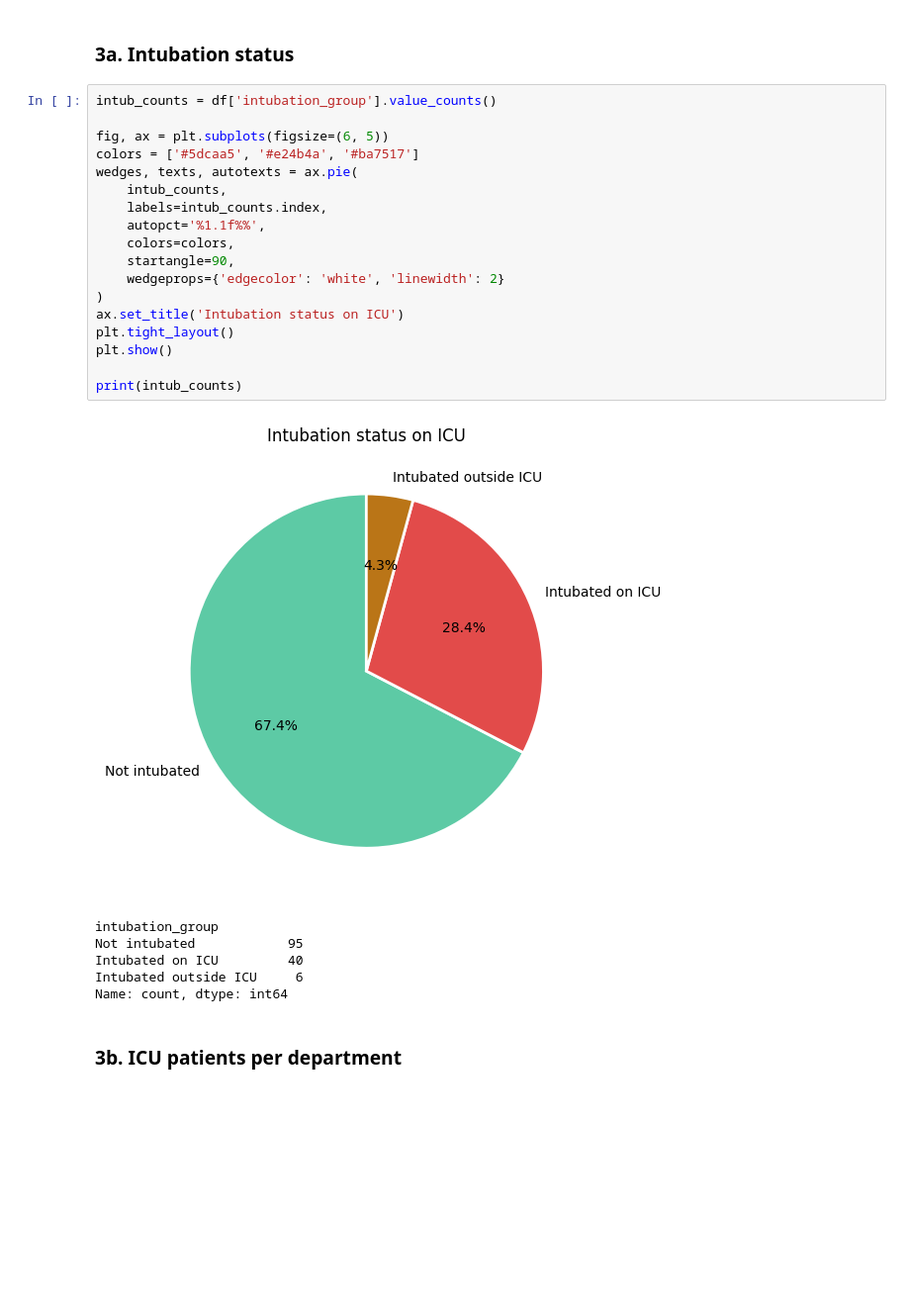
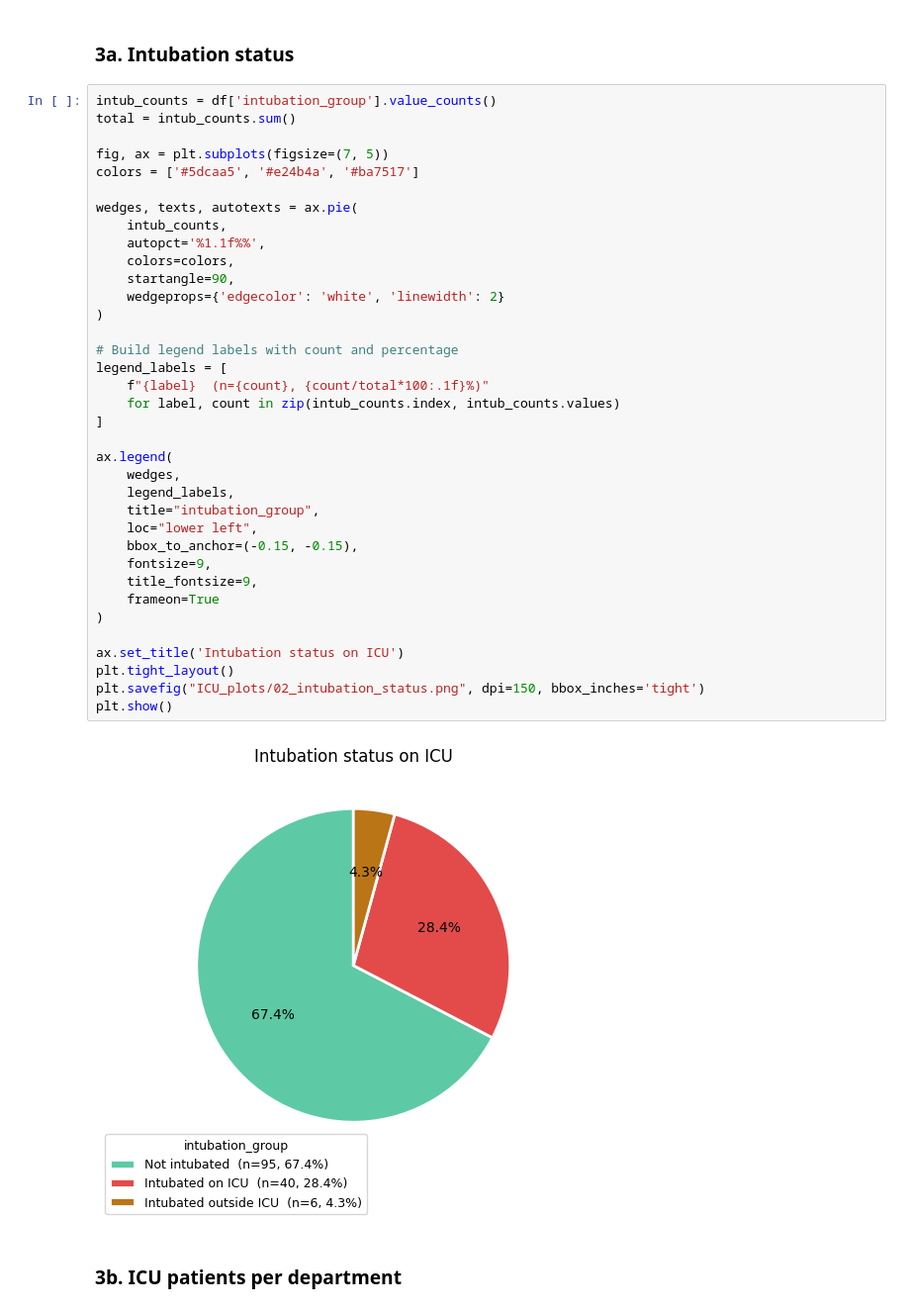
Before and after one commit to mat2m10/nkhoma, a Jupyter notebook: notebooks/04_ICU_analysis.ipynb, the cells around one changed output. Shown at 99% size. Saved outputs shown, nothing was run; the diff lists cells and outputs as text; blank space fills up the shorter version.

```diff
--- a/notebooks/04_ICU_analysis.ipynb
+++ b/notebooks/04_ICU_analysis.ipynb
@@ -170,29 +171,42 @@ dept_summary
 ### 3a. Intubation status
 # %%
 intub_counts = df['intubation_group'].value_counts()
+total = intub_counts.sum()
 
-fig, ax = plt.subplots(figsize=(6, 5))
+fig, ax = plt.subplots(figsize=(7, 5))
 colors = ['#5dcaa5', '#e24b4a', '#ba7517']
+
 wedges, texts, autotexts = ax.pie(
     intub_counts,
-    labels=intub_counts.index,
     autopct='%1.1f%%',
     colors=colors,
     startangle=90,
     wedgeprops={'edgecolor': 'white', 'linewidth': 2}
 )
+
+# Build legend labels with count and percentage
+legend_labels = [
+    f"{label}  (n={count}, {count/total*100:.1f}%)"
+    for label, count in zip(intub_counts.index, intub_counts.values)
+]
+
+ax.legend(
+    wedges,
+    legend_labels,
+    title="intubation_group",
+    loc="lower left",
+    bbox_to_anchor=(-0.15, -0.15),
+    fontsize=9,
+    title_fontsize=9,
+    frameon=True
+)
+
 ax.set_title('Intubation status on ICU')
 plt.tight_layout()
+plt.savefig("ICU_plots/02_intubation_status.png", dpi=150, bbox_inches='tight')
 plt.show()
-
-print(intub_counts)
 # %% [output]
-[figure, old version]
+[figure, new version]
-intubation_group
-Not intubated            95
-Intubated on ICU         40
-Intubated outside ICU     6
-Name: count, dtype: int64
 # %% [markdown]
 ### 3b. ICU patients per department
 # %%
```
Also changed, not shown: parts of 11 cells of this notebook, 49 other files.
